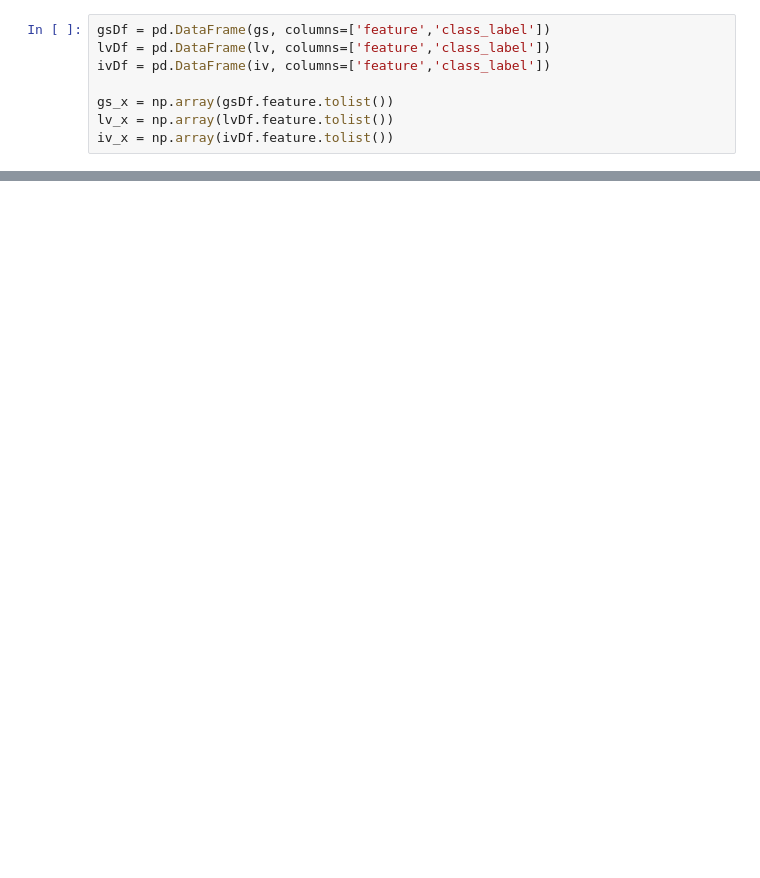
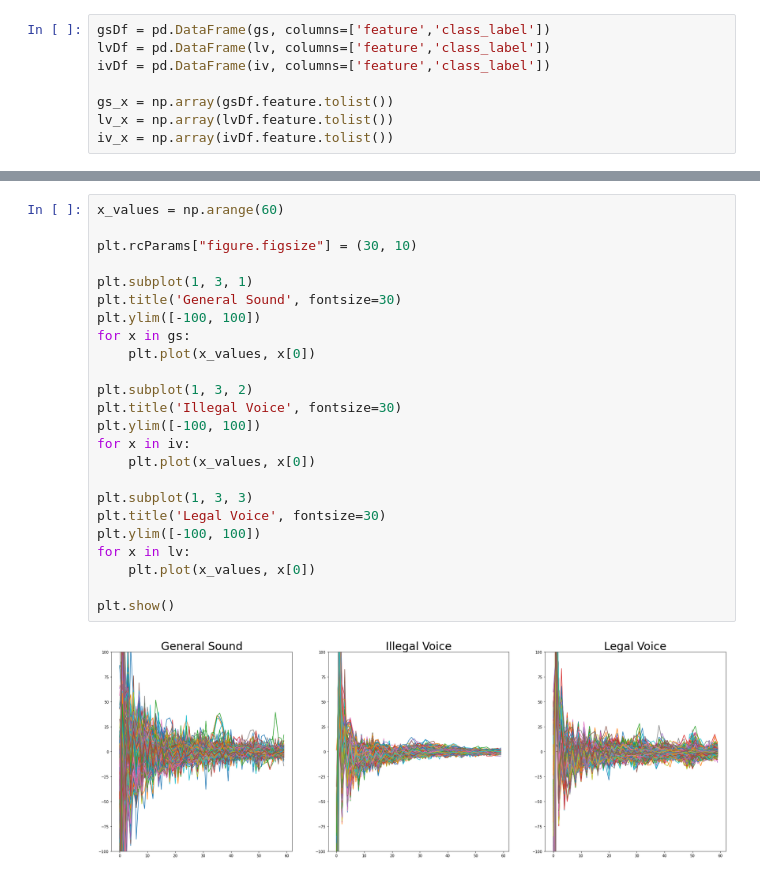
Before and after one commit to binAudioMeo/keras-CNN-MFCC, a Jupyter notebook: Binary_Classification/Audio_Classification.ipynb, the cells around one changed output, grey strips where cells are left out. Drawn from its saved outputs; the diff is of its cells as text; blank space fills up the shorter version.

```diff
--- a/Binary_Classification/Audio_Classification.ipynb
+++ b/Binary_Classification/Audio_Classification.ipynb
@@ -312,0 +339,26 @@ General Sound
+# %%
+x_values = np.arange(60)
+
+plt.rcParams["figure.figsize"] = (30, 10)
+
+plt.subplot(1, 3, 1)
+plt.title('General Sound', fontsize=30)
+plt.ylim([-100, 100])
+for x in gs:
+    plt.plot(x_values, x[0])
+
+plt.subplot(1, 3, 2)
+plt.title('Illegal Voice', fontsize=30)
+plt.ylim([-100, 100])
+for x in iv:
+    plt.plot(x_values, x[0])
+
+plt.subplot(1, 3, 3)
+plt.title('Legal Voice', fontsize=30)
+plt.ylim([-100, 100])
+for x in lv:
+    plt.plot(x_values, x[0])
+
+plt.show()
+# %% [output]
+[figure, added]
```
Also changed, not shown: parts of 9 cells of this notebook.
